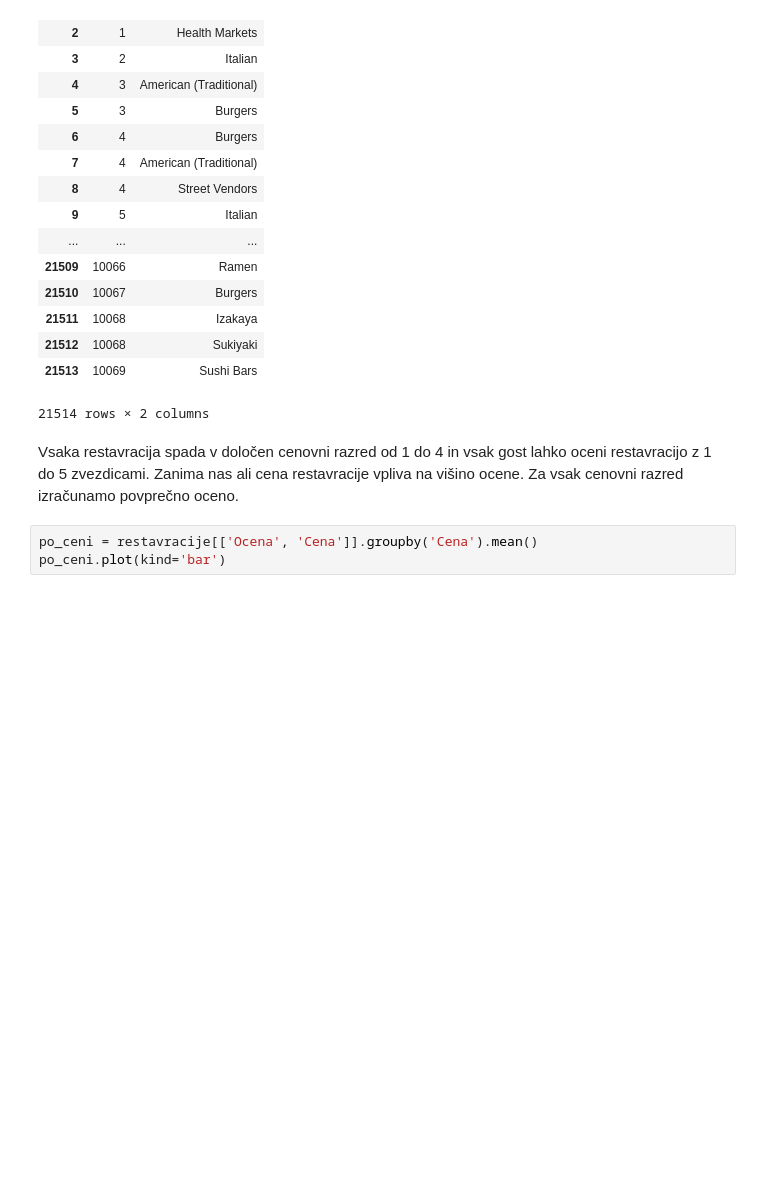
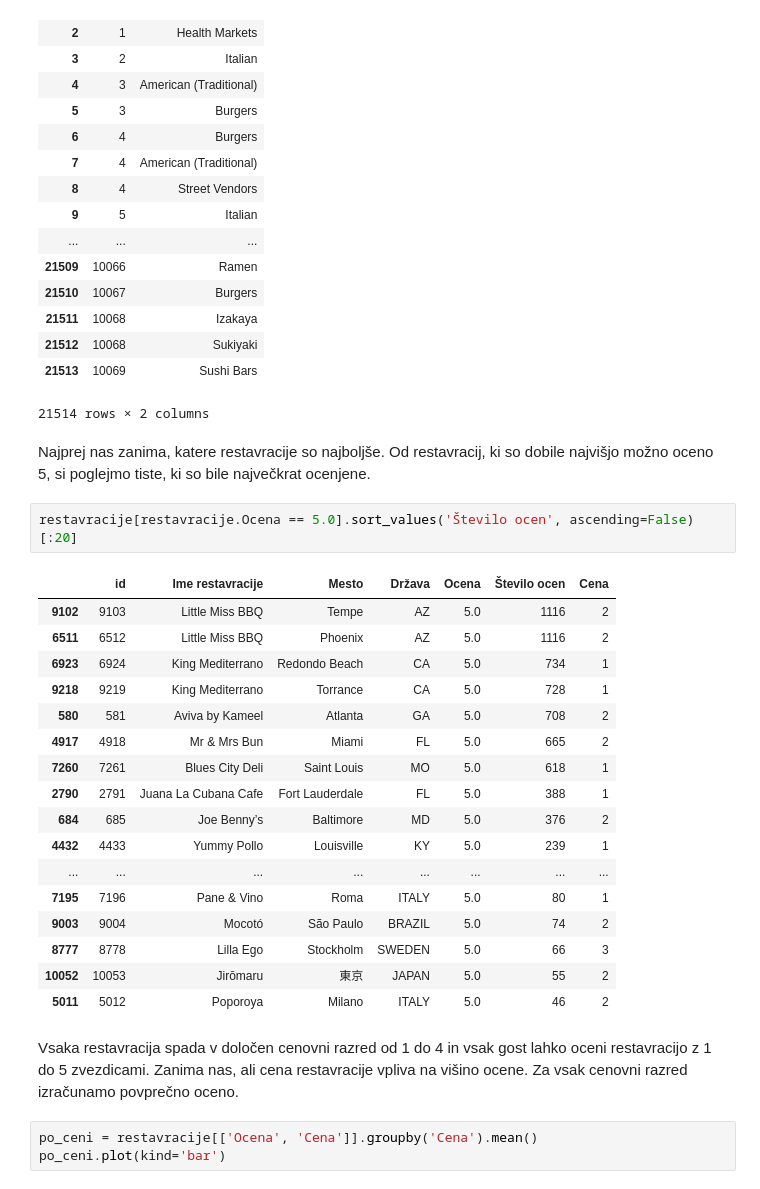
Before and after one commit to klemenkmecl/analiza, a Jupyter notebook: Restavracije.ipynb, the cells around one changed output. Saved outputs shown, nothing was run; the diff lists cells and outputs as text; blank space fills up the shorter version.

Commit message:
Popravil znak za in, dodal najboljše.

```diff
--- a/Restavracije.ipynb
+++ b/Restavracije.ipynb
@@ -50,8 +50,30 @@ tipi
 | 21512 | 10068 | Sukiyaki |
 | 21513 | 10069 | Sushi Bars |
 21514 rows × 2 columns
+# %% [markdown]
+Najprej nas zanima, katere restavracije so najboljše. Od restavracij, ki so dobile najvišjo možno oceno 5, si poglejmo tiste, ki so bile največkrat ocenjene.
+# %%
+restavracije[restavracije.Ocena == 5.0].sort_values('Število ocen', ascending=False)[:20]
+# %% [output]
+|  | id | Ime restavracije | Mesto | Država | Ocena | Število ocen | Cena |
+| 9102 | 9103 | Little Miss BBQ | Tempe | AZ | 5.0 | 1116 | 2 |
+| 6511 | 6512 | Little Miss BBQ | Phoenix | AZ | 5.0 | 1116 | 2 |
+| 6923 | 6924 | King Mediterrano | Redondo Beach | CA | 5.0 | 734 | 1 |
+| 9218 | 9219 | King Mediterrano | Torrance | CA | 5.0 | 728 | 1 |
+| 580 | 581 | Aviva by Kameel | Atlanta | GA | 5.0 | 708 | 2 |
+| 4917 | 4918 | Mr & Mrs Bun | Miami | FL | 5.0 | 665 | 2 |
+| 7260 | 7261 | Blues City Deli | Saint Louis | MO | 5.0 | 618 | 1 |
+| 2790 | 2791 | Juana La Cubana Cafe | Fort Lauderdale | FL | 5.0 | 388 | 1 |
+| 684 | 685 | Joe Benny’s | Baltimore | MD | 5.0 | 376 | 2 |
+| 4432 | 4433 | Yummy Pollo | Louisville | KY | 5.0 | 239 | 1 |
+| ... | ... | ... | ... | ... | ... | ... | ... |
+| 7195 | 7196 | Pane & Vino | Roma | ITALY | 5.0 | 80 | 1 |
+| 9003 | 9004 | Mocotó | São Paulo | BRAZIL | 5.0 | 74 | 2 |
+| 8777 | 8778 | Lilla Ego | Stockholm | SWEDEN | 5.0 | 66 | 3 |
+| 10052 | 10053 | Jirōmaru | 東京 | JAPAN | 5.0 | 55 | 2 |
+| 5011 | 5012 | Poporoya | Milano | ITALY | 5.0 | 46 | 2 |
 # %% [markdown]
-Vsaka restavracija spada v določen cenovni razred od 1 do 4 in vsak gost lahko oceni restavracijo z 1 do 5 zvezdicami. Zanima nas ali cena restavracije vpliva na višino ocene. Za vsak cenovni razred izračunamo povprečno oceno.
+Vsaka restavracija spada v določen cenovni razred od 1 do 4 in vsak gost lahko oceni restavracijo z 1 do 5 zvezdicami. Zanima nas, ali cena restavracije vpliva na višino ocene. Za vsak cenovni razred izračunamo povprečno oceno.
 # %%
 po_ceni = restavracije[['Ocena', 'Cena']].groupby('Cena').mean()
 po_ceni.plot(kind='bar')
```
Also changed, not shown: parts of 2 cells of this notebook, 3 other files.
